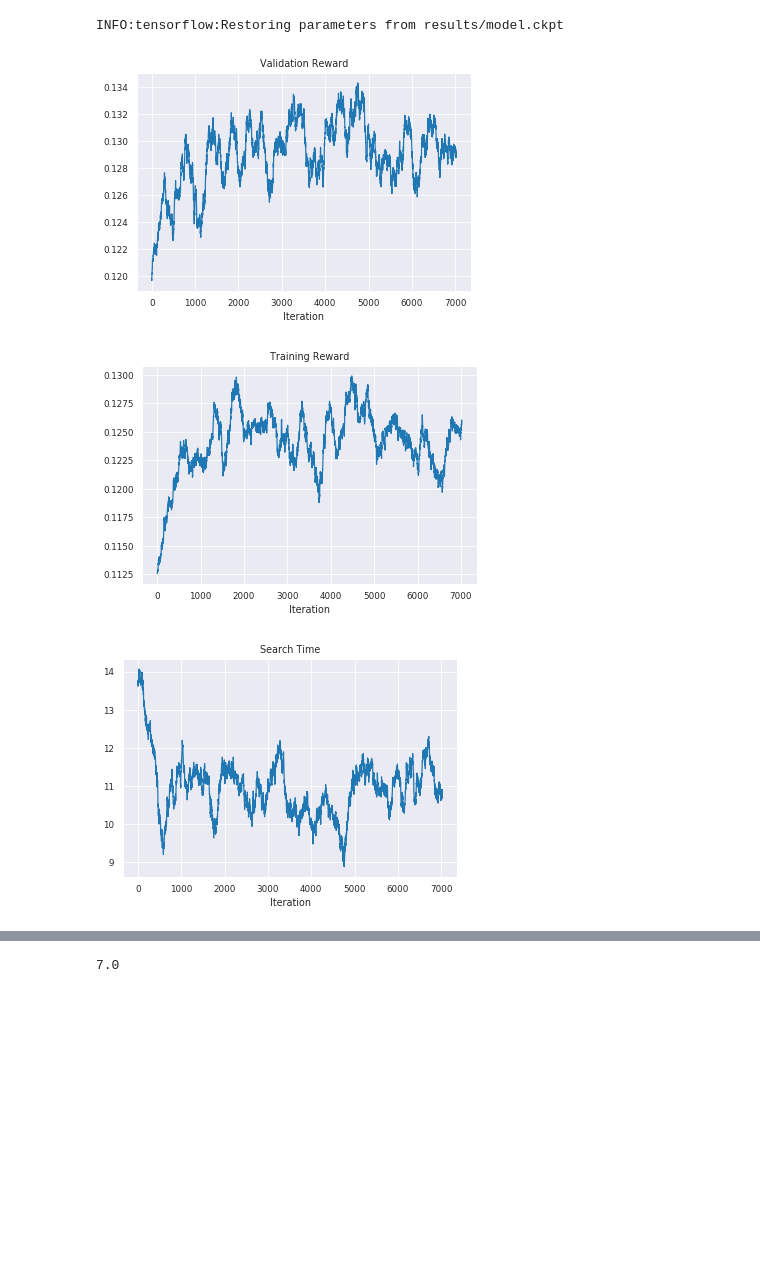
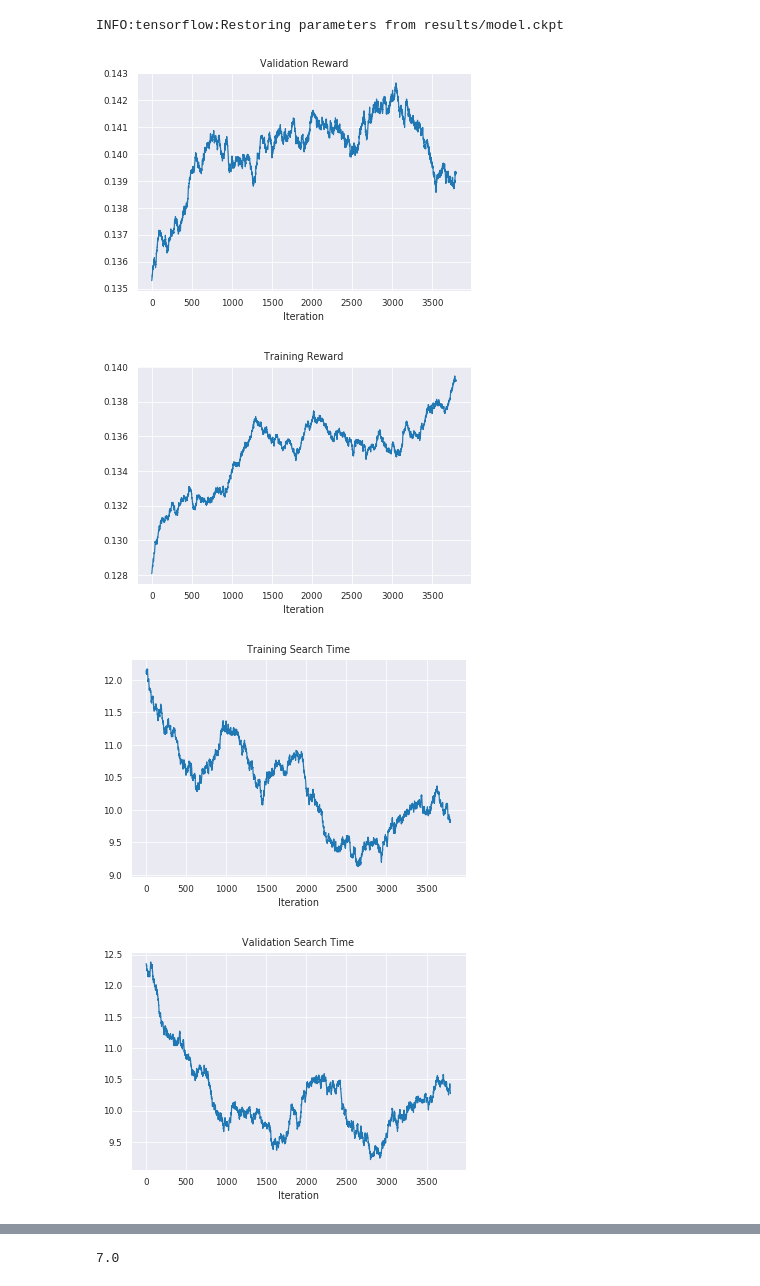
Before and after one commit to vivekmyers/CS234-DNA, a Jupyter notebook: azimuth_training.ipynb, the cells around one changed output, grey strips where cells are left out. Saved outputs shown, nothing was run; the diff lists cells and outputs as text; code cells hidden in the pictures; blank space fills up the shorter version.

```diff
--- a/azimuth_training.ipynb
+++ b/azimuth_training.ipynb
@@ -76,39 +97,50 @@ import pickle
 
 val = pickle.load(open('results/validation.p', 'rb'))
 tran = pickle.load(open('results/training.p', 'rb'))
-times = pickle.load(open('results/times.p', 'rb'))
+tran_times = pickle.load(open('results/tran_times.p', 'rb'))
+val_times = pickle.load(open('results/val_times.p', 'rb'))
 # %%
 import matplotlib.pyplot as plt
 import numpy as np
 import seaborn as sns
 
 sns.set_style('darkgrid')
 sns.set_context('paper')
 
-smooth = 200
+gsmooth = 500
+
+smooth = gsmooth
 plt.title('Validation Reward')
 plt.xlabel('Iteration')
 plt.plot(np.convolve(val, [1 / smooth] * smooth)[smooth:-smooth])
 plt.savefig('results/validation.png')
 plt.show()
 
-smooth = 200
+smooth = gsmooth
 plt.title('Training Reward')
 plt.xlabel('Iteration')
 plt.plot(np.convolve(tran, [1 / smooth] * smooth)[smooth:-smooth])
 plt.savefig('results/training.png')
 plt.show()
 
-smooth = 200
-plt.title('Search Time')
+smooth = gsmooth
+plt.title('Training Search Time')
 plt.xlabel('Iteration')
-plt.plot(np.convolve(times, [1 / smooth] * smooth)[smooth:-smooth])
-plt.savefig('results/time.png')
+plt.plot(np.convolve(tran_times, [1 / smooth] * smooth)[smooth:-smooth])
+plt.savefig('results/tran_time.png')
 plt.show()
+
+smooth = gsmooth
+plt.title('Validation Search Time')
+plt.xlabel('Iteration')
+plt.plot(np.convolve(val_times, [1 / smooth] * smooth)[smooth:-smooth])
+plt.savefig('results/val_time.png')
+plt.show()
 # %% [output]
-[figure, old version]
+[figure, new version]
-[figure, old version]
+[figure, new version]
-[figure, old version]
+[figure, new version]
+[figure, added]
 # %%
 times = []
 # %%
```
Also changed, not shown: parts of 7 cells of this notebook, 5 other files.
